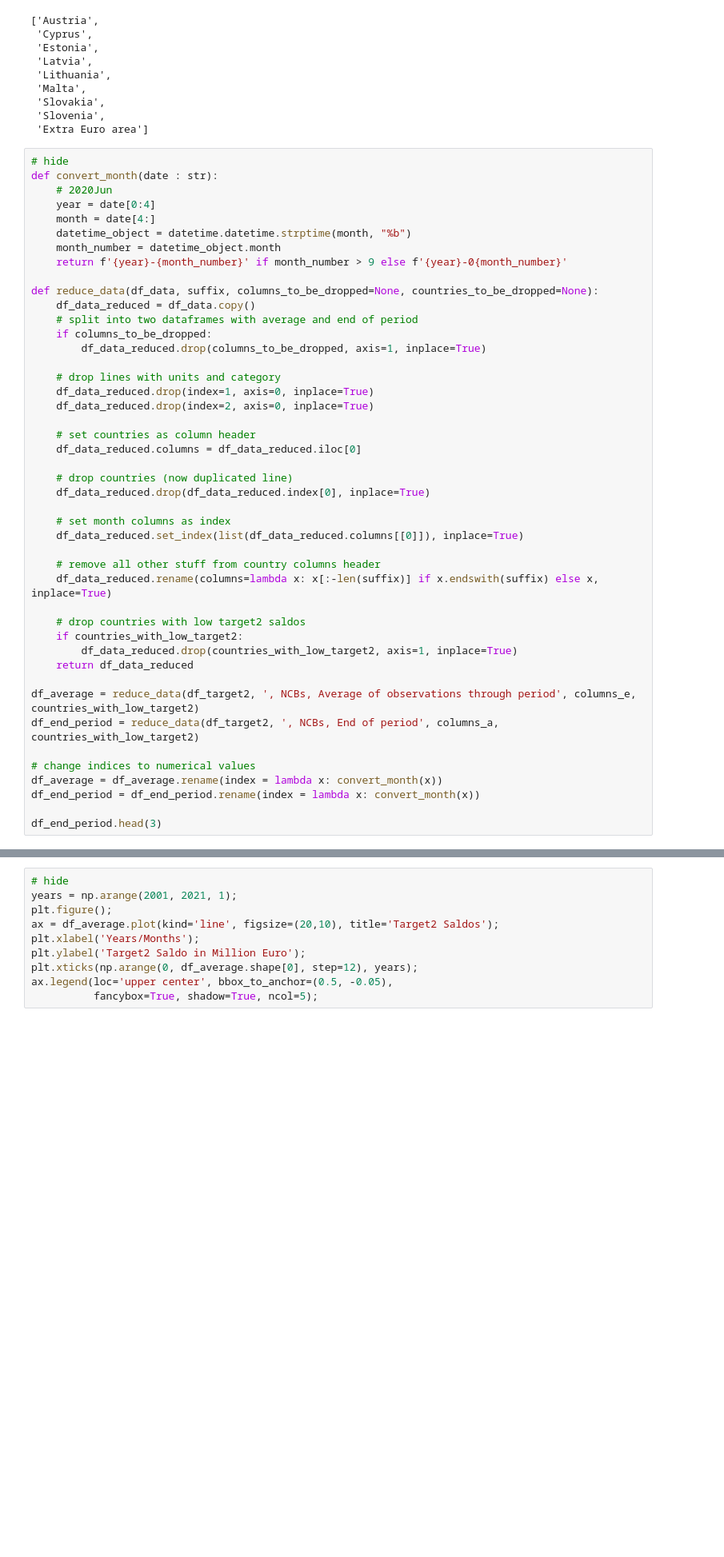
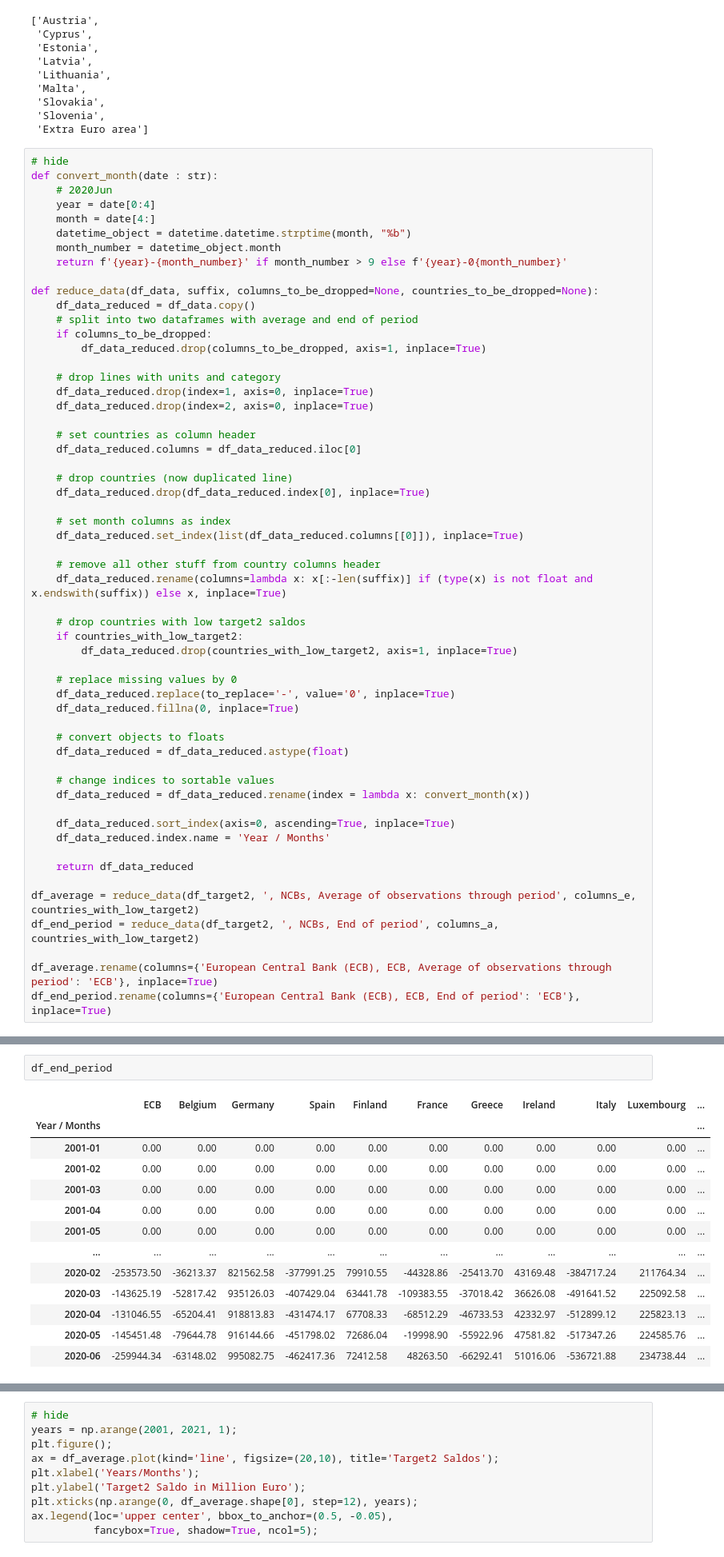
Before and after one commit to claudia-chehade/economy_matters, a Jupyter notebook: _notebooks/2020-08-24-target2.ipynb, the cells around one changed output, grey strips where cells are left out. Shown: that part at 80% size. Cells and saved outputs as stored; diff of their text form; blank space fills up the shorter version.

```diff
--- a/_notebooks/2020-08-24-target2.ipynb
+++ b/_notebooks/2020-08-24-target2.ipynb
@@ -101,18 +112,29 @@ def reduce_data(df_data, suffix, columns_to_be_dropped=None, countries_to_be_dro
     df_data_reduced.set_index(list(df_data_reduced.columns[[0]]), inplace=True)
 
     # remove all other stuff from country columns header
-    df_data_reduced.rename(columns=lambda x: x[:-len(suffix)] if x.endswith(suffix) else x, inplace=True)
+    df_data_reduced.rename(columns=lambda x: x[:-len(suffix)] if (type(x) is not float and x.endswith(suffix)) else x, inplace=True)
 
     # drop countries with low target2 saldos
     if countries_with_low_target2:
         df_data_reduced.drop(countries_with_low_target2, axis=1, inplace=True)
+
+    # replace missing values by 0
+    df_data_reduced.replace(to_replace='-', value='0', inplace=True)
+    df_data_reduced.fillna(0, inplace=True)
+
+    # convert objects to floats
+    df_data_reduced = df_data_reduced.astype(float)
+
+    # change indices to sortable values
+    df_data_reduced = df_data_reduced.rename(index = lambda x: convert_month(x))
+
+    df_data_reduced.sort_index(axis=0, ascending=True, inplace=True)
+    df_data_reduced.index.name = 'Year / Months'
+
     return df_data_reduced
 
 df_average = reduce_data(df_target2, ', NCBs, Average of observations through period', columns_e, countries_with_low_target2)
 df_end_period = reduce_data(df_target2, ', NCBs, End of period', columns_a, countries_with_low_target2)
 
-# change indices to numerical values
-df_average = df_average.rename(index = lambda x: convert_month(x))
-df_end_period = df_end_period.rename(index = lambda x: convert_month(x))
-
-df_end_period.head(3)
+df_average.rename(columns={'European Central Bank (ECB), ECB, Average of observations through period': 'ECB'}, inplace=True)
+df_end_period.rename(columns={'European Central Bank (ECB), ECB, End of period': 'ECB'}, inplace=True)
@@ -211,0 +141,16 @@ Name: Germany, Length: 234, dtype: float64
+# %%
+df_end_period
+# %% [output]
+|  | ECB | Belgium | Germany | Spain | Finland | France | Greece | Ireland | Italy | Luxembourg | ... |
+| Year / Months |  |  |  |  |  |  |  |  |  |  | ... |
+| 2001-01 | 0.00 | 0.00 | 0.00 | 0.00 | 0.00 | 0.00 | 0.00 | 0.00 | 0.00 | 0.00 | ... |
+| 2001-02 | 0.00 | 0.00 | 0.00 | 0.00 | 0.00 | 0.00 | 0.00 | 0.00 | 0.00 | 0.00 | ... |
+| 2001-03 | 0.00 | 0.00 | 0.00 | 0.00 | 0.00 | 0.00 | 0.00 | 0.00 | 0.00 | 0.00 | ... |
+| 2001-04 | 0.00 | 0.00 | 0.00 | 0.00 | 0.00 | 0.00 | 0.00 | 0.00 | 0.00 | 0.00 | ... |
+| 2001-05 | 0.00 | 0.00 | 0.00 | 0.00 | 0.00 | 0.00 | 0.00 | 0.00 | 0.00 | 0.00 | ... |
+| ... | ... | ... | ... | ... | ... | ... | ... | ... | ... | ... | ... |
+| 2020-02 | -253573.50 | -36213.37 | 821562.58 | -377991.25 | 79910.55 | -44328.86 | -25413.70 | 43169.48 | -384717.24 | 211764.34 | ... |
+| 2020-03 | -143625.19 | -52817.42 | 935126.03 | -407429.04 | 63441.78 | -109383.55 | -37018.42 | 36626.08 | -491641.52 | 225092.58 | ... |
+| 2020-04 | -131046.55 | -65204.41 | 918813.83 | -431474.17 | 67708.33 | -68512.29 | -46733.53 | 42332.97 | -512899.12 | 225823.13 | ... |
+| 2020-05 | -145451.48 | -79644.78 | 916144.66 | -451798.02 | 72686.04 | -19998.90 | -55922.96 | 47581.82 | -517347.26 | 224585.76 | ... |
+| 2020-06 | -259944.34 | -63148.02 | 995082.75 | -462417.36 | 72412.58 | 48263.50 | -66292.41 | 51016.06 | -536721.88 | 234738.44 | ... |
```
Also changed, not shown: parts of 14 cells of this notebook.
